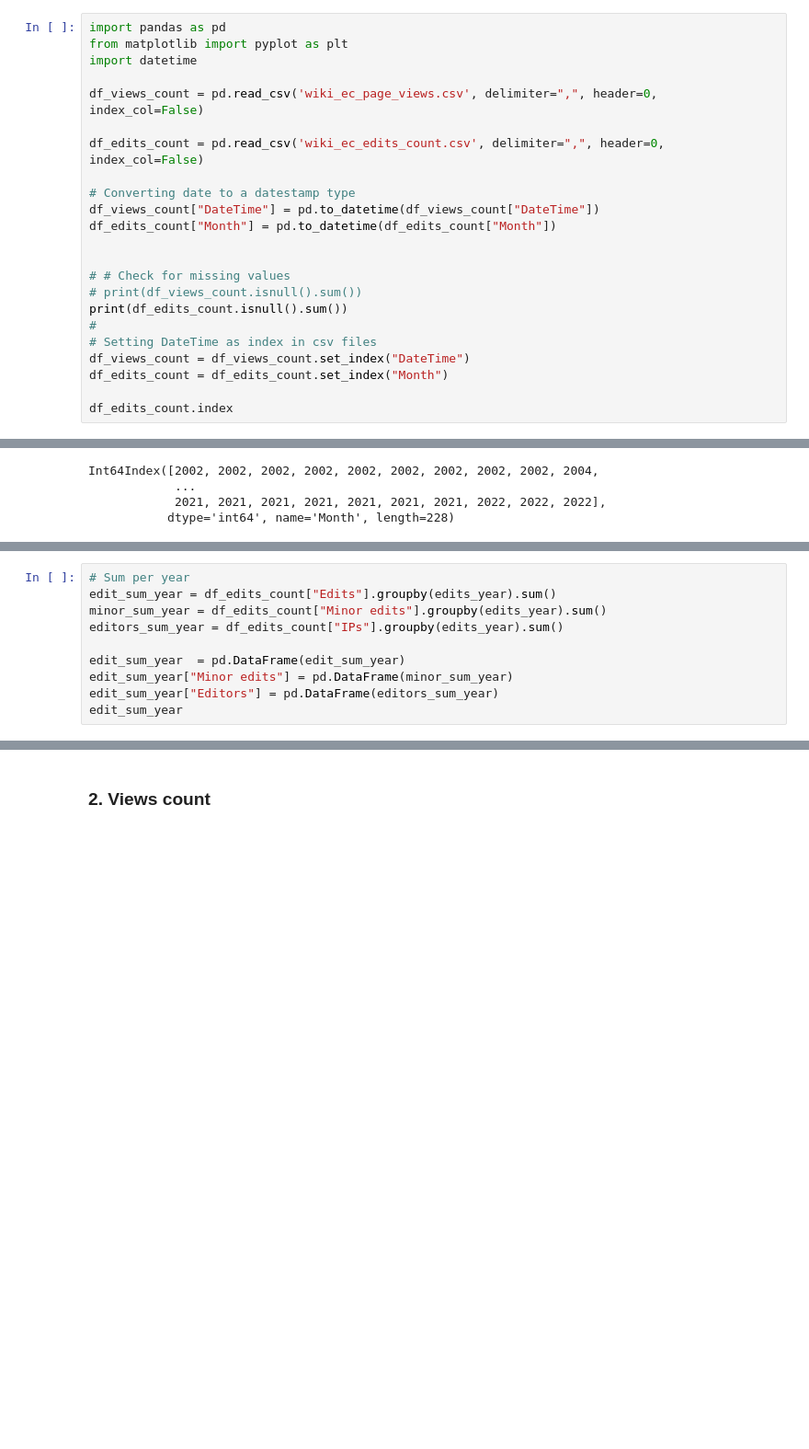
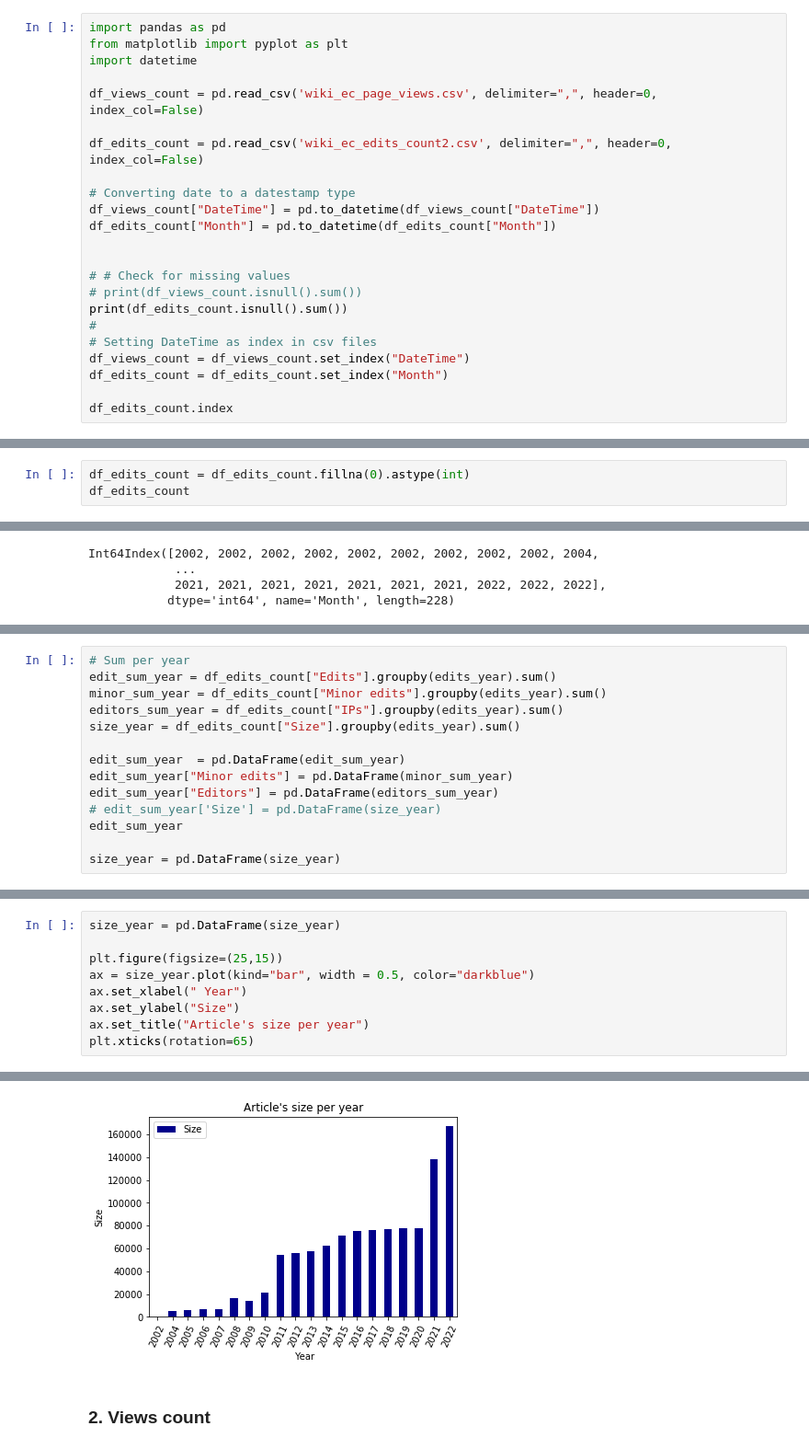
Before and after one commit to JohnMadrid/EC_env_images, a Jupyter notebook: WikiPageAnalysis/page_visits_analysis.ipynb, the cells around one changed output, grey strips where cells are left out. Shown at 92% size. Saved outputs shown, nothing was run; the diff lists cells and outputs as text; blank space fills up the shorter version.

Commit message:
plot article's size

```diff
--- a/WikiPageAnalysis/page_visits_analysis.ipynb
+++ b/WikiPageAnalysis/page_visits_analysis.ipynb
@@ -10,7 +10,7 @@ import datetime
 
 df_views_count = pd.read_csv('wiki_ec_page_views.csv', delimiter=",", header=0, index_col=False)
 
-df_edits_count = pd.read_csv('wiki_ec_edits_count.csv', delimiter=",", header=0, index_col=False)
+df_edits_count = pd.read_csv('wiki_ec_edits_count2.csv', delimiter=",", header=0, index_col=False)
 
 # Converting date to a datestamp type
 df_views_count["DateTime"] = pd.to_datetime(df_views_count["DateTime"])
@@ -63,0 +48,3 @@ df_edits_count
+# %%
+df_edits_count = df_edits_count.fillna(0).astype(int)
+df_edits_count
@@ -75,8 +98,12 @@ Int64Index([2002, 2002, 2002, 2002, 2002, 2002, 2002, 2002, 2002, 2004,
 edit_sum_year = df_edits_count["Edits"].groupby(edits_year).sum()
 minor_sum_year = df_edits_count["Minor edits"].groupby(edits_year).sum()
 editors_sum_year = df_edits_count["IPs"].groupby(edits_year).sum()
+size_year = df_edits_count["Size"].groupby(edits_year).sum()
 
 edit_sum_year  = pd.DataFrame(edit_sum_year)
 edit_sum_year["Minor edits"] = pd.DataFrame(minor_sum_year)
 edit_sum_year["Editors"] = pd.DataFrame(editors_sum_year)
+# edit_sum_year['Size'] = pd.DataFrame(size_year)
 edit_sum_year
+
+size_year = pd.DataFrame(size_year)
@@ -120,3 +128,13 @@ plt.show()
 # %% [output]
 <Figure size 1800x1080 with 0 Axes>
 [figure]
+# %%
+size_year = pd.DataFrame(size_year)
+
+plt.figure(figsize=(25,15))
+ax = size_year.plot(kind="bar", width = 0.5, color="darkblue")
+ax.set_xlabel(" Year")
+ax.set_ylabel("Size")
+ax.set_title("Article's size per year")
+plt.xticks(rotation=65)
+# %% [output]
@@ -123,3 +159,4 @@ plt.show()
+[figure, added]
 # %% [markdown]
 ### 2. Views count
 # %%
```
Also changed, not shown: parts of 7 cells of this notebook, 2 other files.
